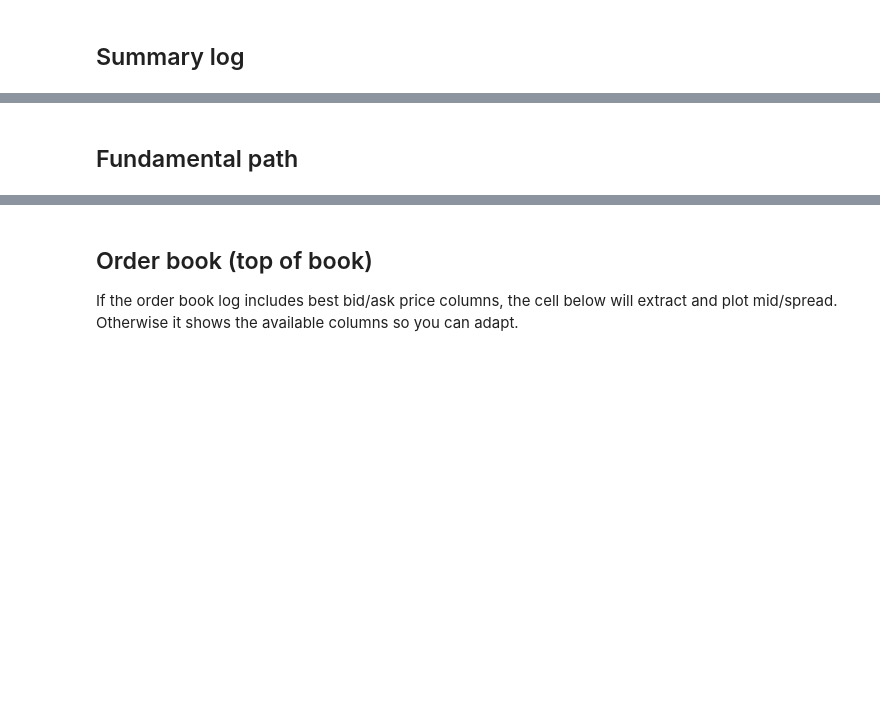
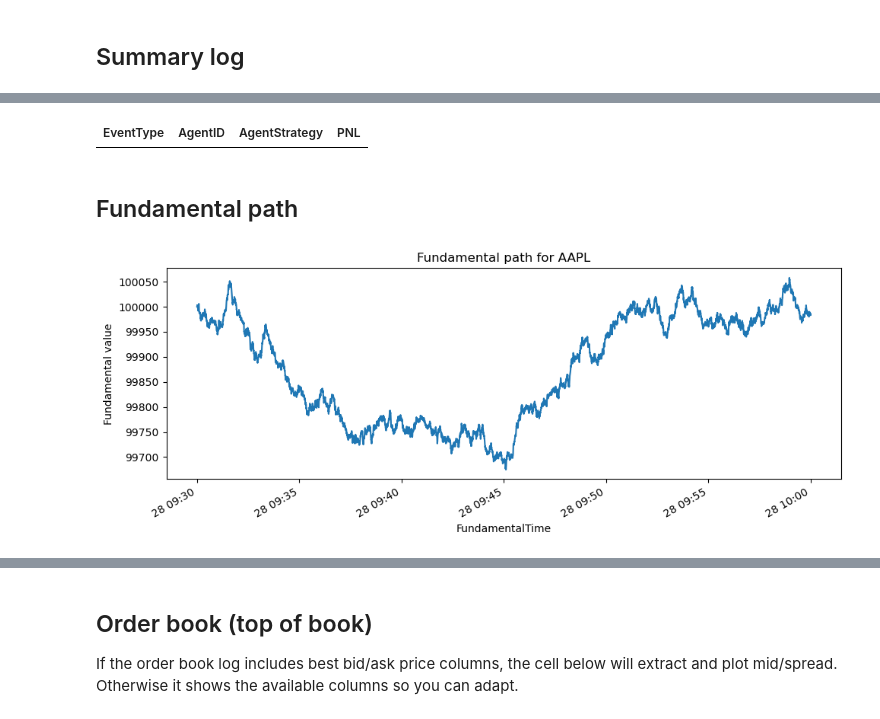
Before and after one commit to SalimBennouna/rl-for-mm-orcse4529, a Jupyter notebook: notebooks/mm_compare_analysis.ipynb, the cells around one changed output, grey strips where cells are left out. Cells and saved outputs as stored; diff of their text form; code cells hidden in the pictures; blank space fills up the shorter version.

```diff
--- a/notebooks/mm_compare_analysis.ipynb
+++ b/notebooks/mm_compare_analysis.ipynb
@@ -12,7 +47,7 @@ pd.set_option('display.max_rows', 50)
 pd.set_option('display.max_colwidth', None)
 
 # Change this to point to a different log directory (relative to the repo root)
-run_id = 'test_seed1'
+run_id = 's1_0930_1000_none'
 log_dir = Path('..') / 'log' / run_id
 print('Log dir:', log_dir.resolve())
 sorted(log_dir.iterdir())[:10]
@@ -41,8 +126,24 @@ mm_summary = (
     .sort_values('PNL', ascending=False)
 )
 mm_summary[['AgentID', 'AgentStrategy', 'PNL']].head(10)
+# %% [output]
+| EventType | AgentID | AgentStrategy | PNL |
 # %% [markdown]
 ## Fundamental path
+# %%
+# Derive ticker from ORDERBOOK filename (e.g., ORDERBOOK_AAPL_FULL.bz2)
+orderbook_file = next(log_dir.glob('ORDERBOOK_*_FULL.bz2'))
+ticker = orderbook_file.name.split('_')[1]
+
+fundamental_path = log_dir / f'fundamental_{ticker}.bz2'
+fundamental = pd.read_pickle(fundamental_path).reset_index()
+
+fundamental.plot(x='FundamentalTime', y='FundamentalValue', legend=False, figsize=(10, 4))
+plt.ylabel('Fundamental value')
+plt.title(f'Fundamental path for {ticker}')
+plt.tight_layout()
+# %% [output]
+[figure, added]
 # %%
 # Derive ticker from ORDERBOOK filename (e.g., ORDERBOOK_AAPL_FULL.bz2)
 orderbook_file = next(log_dir.glob('ORDERBOOK_*_FULL.bz2'))
```
Also changed, not shown: parts of 16 cells of this notebook, 9 other files.
